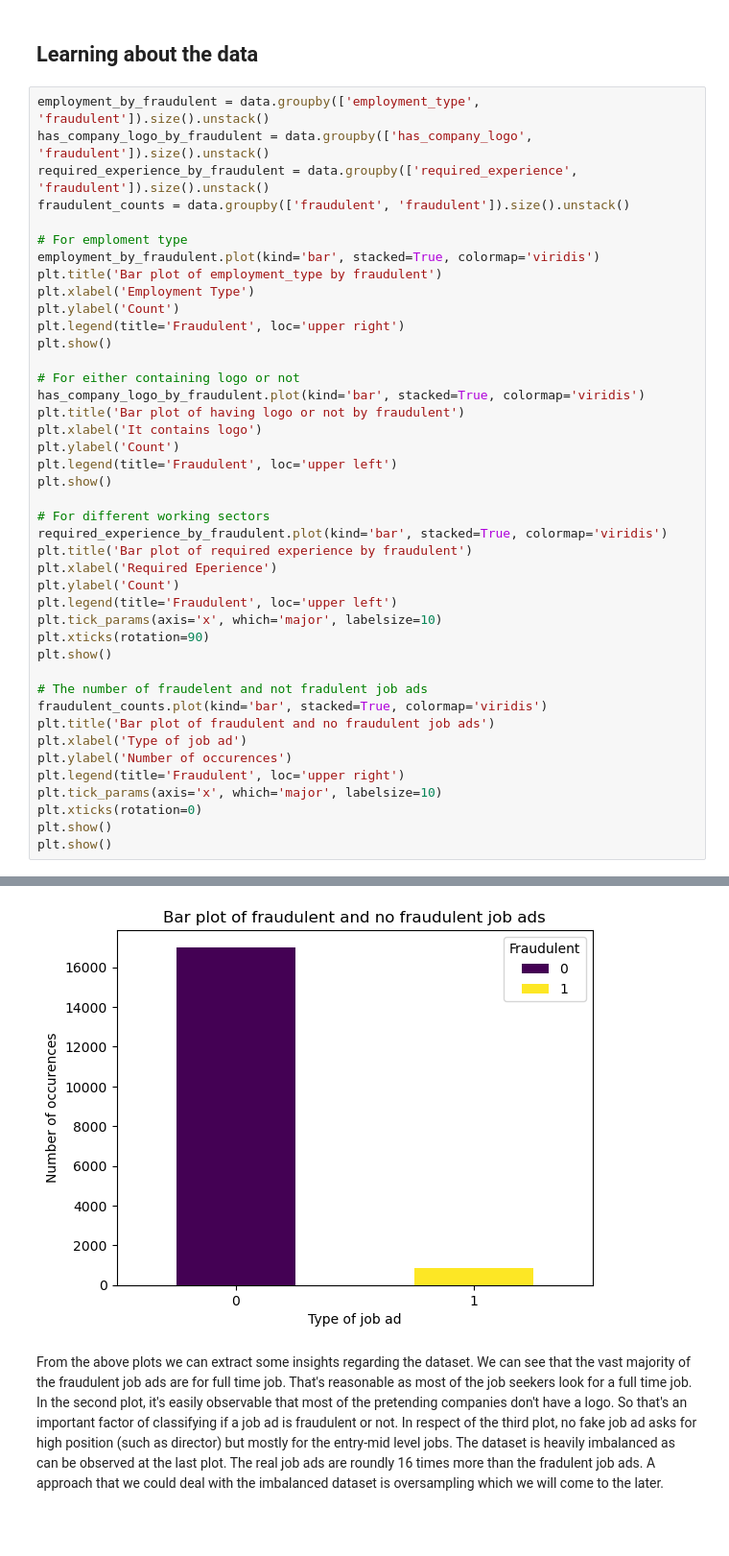
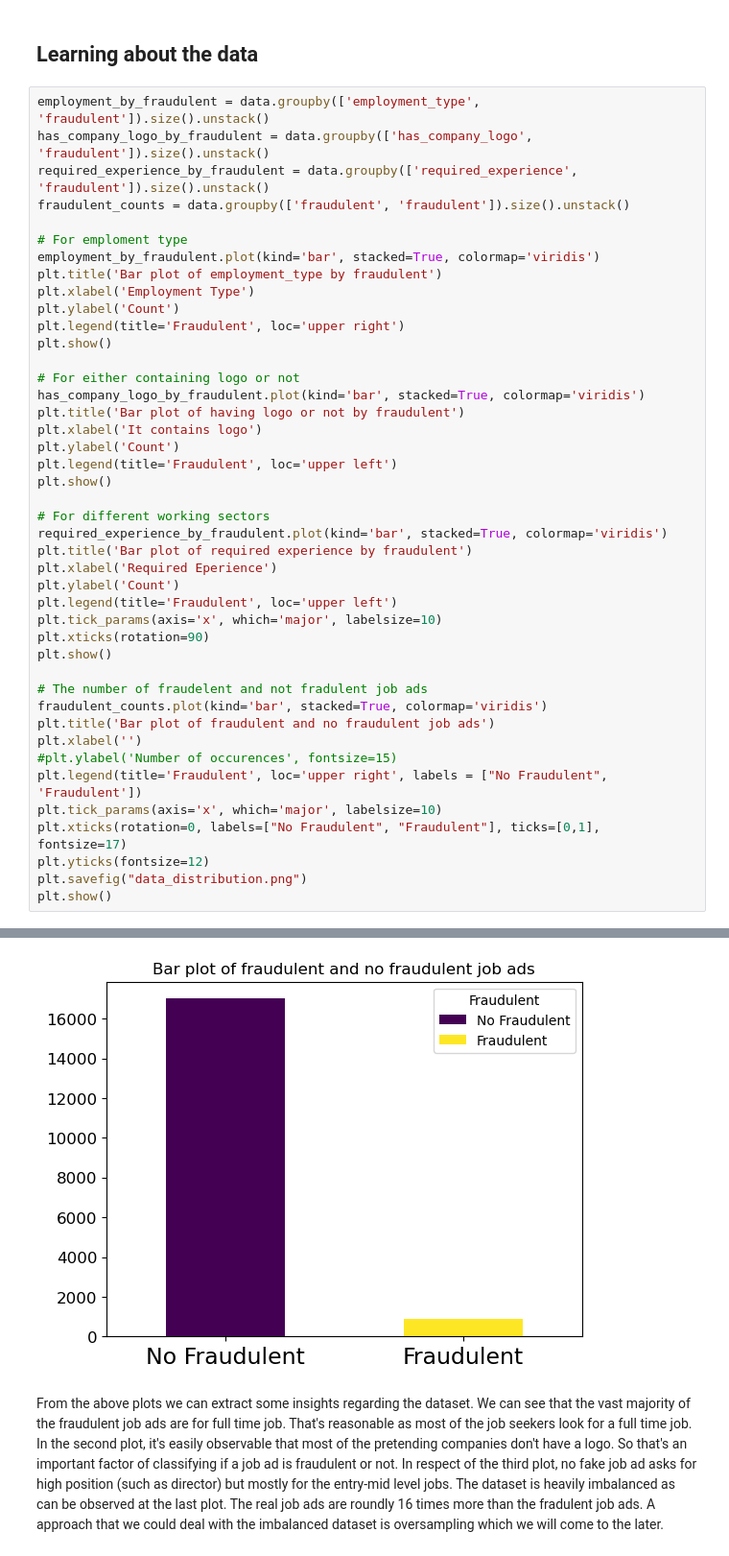
Before and after one commit to kiriakospapa/Text-Mining-Project, a Jupyter notebook: code.ipynb, the cells around one changed output, grey strips where cells are left out. Shown: that part at 96% size. Drawn from its saved outputs; the diff is of its cells as text; blank space fills up the shorter version.

Commit message:
add saving the data distribution

```diff
--- a/code.ipynb
+++ b/code.ipynb
@@ -41,39 +41,40 @@ plt.ylabel('Count')
 plt.legend(title='Fraudulent', loc='upper right')
 plt.show()
 
 # For either containing logo or not
 has_company_logo_by_fraudulent.plot(kind='bar', stacked=True, colormap='viridis')
 plt.title('Bar plot of having logo or not by fraudulent')
 plt.xlabel('It contains logo')
 plt.ylabel('Count')
 plt.legend(title='Fraudulent', loc='upper left')
 plt.show()
 
 # For different working sectors
 required_experience_by_fraudulent.plot(kind='bar', stacked=True, colormap='viridis')
 plt.title('Bar plot of required experience by fraudulent')
 plt.xlabel('Required Eperience')
 plt.ylabel('Count')
 plt.legend(title='Fraudulent', loc='upper left')
 plt.tick_params(axis='x', which='major', labelsize=10)
 plt.xticks(rotation=90)
 plt.show()
 
 # The number of fraudelent and not fradulent job ads
 fraudulent_counts.plot(kind='bar', stacked=True, colormap='viridis')
 plt.title('Bar plot of fraudulent and no fraudulent job ads')
-plt.xlabel('Type of job ad')
-plt.ylabel('Number of occurences')
-plt.legend(title='Fraudulent', loc='upper right')
+plt.xlabel('')
+#plt.ylabel('Number of occurences', fontsize=15)
+plt.legend(title='Fraudulent', loc='upper right', labels = ["No Fraudulent", 'Fraudulent'])
 plt.tick_params(axis='x', which='major', labelsize=10)
-plt.xticks(rotation=0)
+plt.xticks(rotation=0, labels=["No Fraudulent", "Fraudulent"], ticks=[0,1], fontsize=17)
+plt.yticks(fontsize=12)
+plt.savefig("data_distribution.png")
 plt.show()
-plt.show()
 # %% [output]
 [figure]
 [figure]
 [figure]
-[figure, old version]
+[figure, new version]
 # %% [markdown]
 From the above plots we can extract some insights regarding the dataset. We can see that the vast majority of the fraudulent job ads are for full time job. That's reasonable as most of the job seekers look for a full time job. In the second plot, it's easily observable that most of the pretending companies don't have a logo. So that's an important factor of classifying if a job ad is fraudulent or not. In respect of the third plot, no fake job ad asks for high position (such as director) but mostly for the entry-mid level jobs. The dataset is heavily imbalanced as can be observed at the last plot. The real job ads are roundly 16 times more than the fradulent job ads. A approach that we could deal with the imbalanced dataset is oversampling which we will come to the later.
 # %% [markdown]
```
Also changed, not shown: parts of 1 cell of this notebook.
